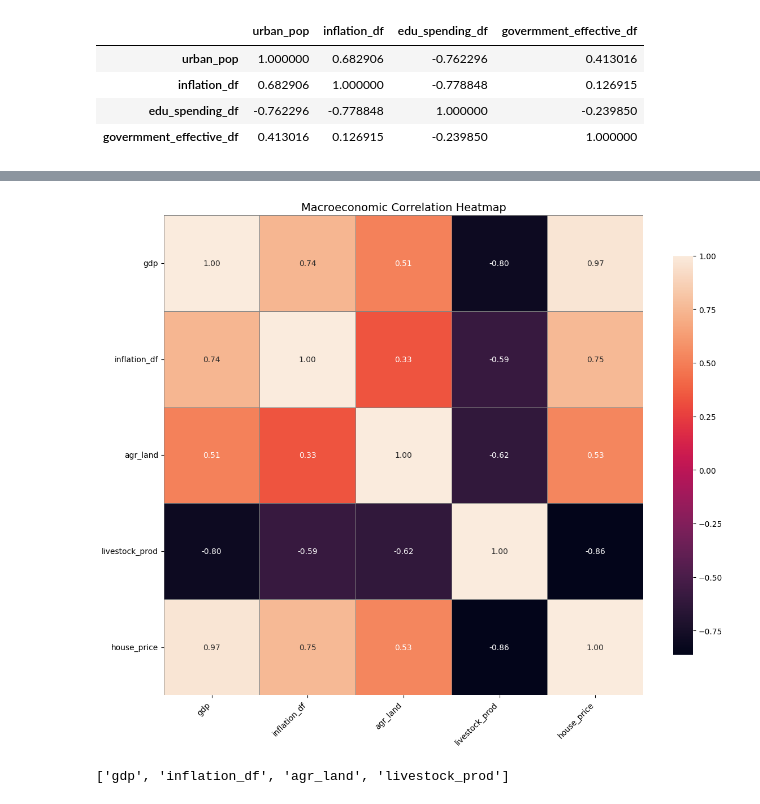
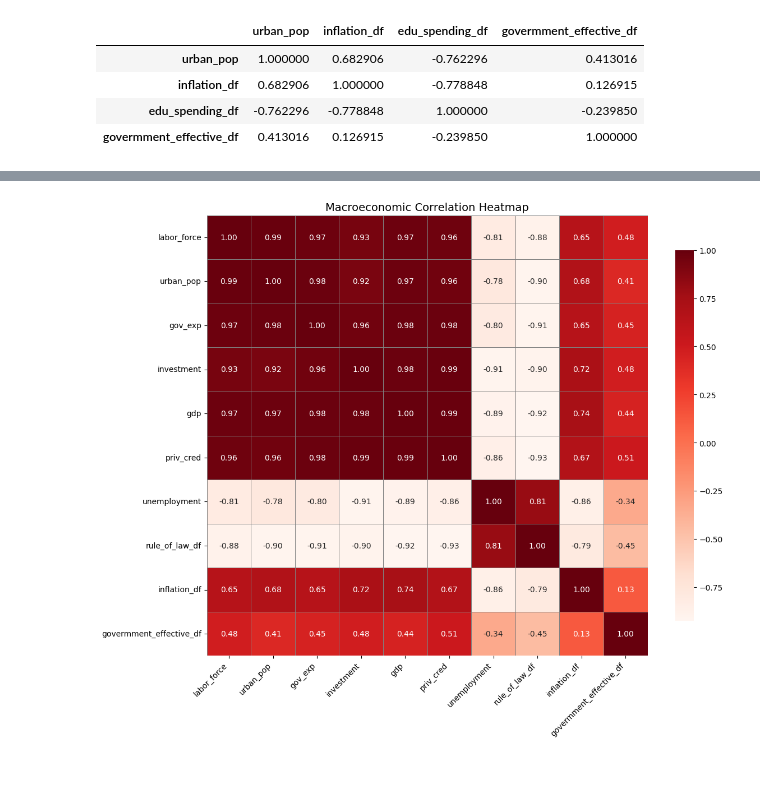
Before and after one commit to acostadlucas/mcs-red, a Jupyter notebook: hypothesis_test/hypothesis_test_33.ipynb, the cells around one changed output, grey strips where cells are left out. Drawn from its saved outputs; the diff is of its cells as text; code cells hidden in the pictures; blank space fills up the shorter version.

```diff
--- a/hypothesis_test/hypothesis_test_33.ipynb
+++ b/hypothesis_test/hypothesis_test_33.ipynb
@@ -477,5 +309,6 @@ def select_informative_features(corr_matrix, target='house_price', min_correlati
-# %%
-select_informative_features(australia_profile_2015.corr(), max_redundancy=0.85)
-# %% [output]
-[figure, removed]
-['gdp', 'inflation_df', 'agr_land', 'livestock_prod']
+# %%
+new_hypo = australia_profile_2016.drop(columns=['edu_spending_df'])
+# %%
+new_corr_target = plot_and_return_macro_correlation(new_hypo)
+# %% [output]
+[figure, added]
```
Also changed, not shown: parts of 17 cells of this notebook, 1 other file.
